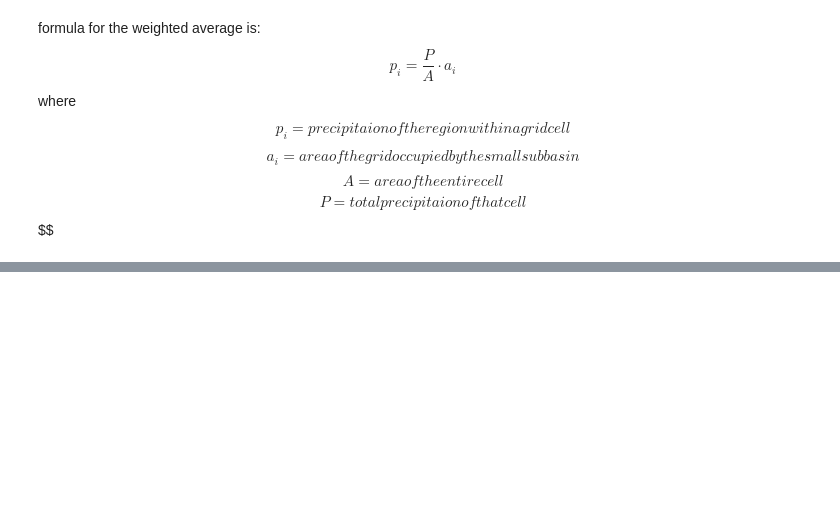
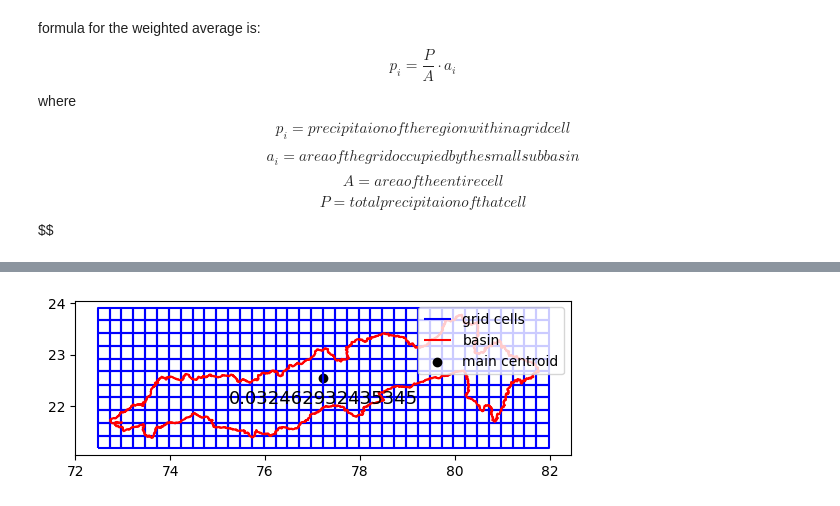
Before and after one commit to sonjaove/ML-hands-on, a Jupyter notebook: crop_the_data (1).ipynb, the cells around one changed output, grey strips where cells are left out. Cells and saved outputs as stored; diff of their text form; code cells hidden in the pictures; blank space fills up the shorter version.

```diff
--- a/crop_the_data (1).ipynb
+++ b/crop_the_data (1).ipynb
@@ -310,0 +510,18 @@ for i in grid_cell:
+# %%
+# for 2005
+fig, ax = plt.subplots()
+# Plot grid cells boundary
+grid_gdf.boundary.plot(ax=ax, color='blue', label='grid cells')
+# Plot basin boundary
+gdf.boundary.plot(ax=ax, color='red', label='basin')
+# Plot main centroid
+ax.scatter(main_centorid_lon, main_centorid_lat, color='black', label='main centroid')
+# Add label or annotation for the main centroid point
+main_centroid_value=weighted_avg['2005']
+text_offset = 0.5
+ax.text(main_centorid_lon, main_centorid_lat-text_offset, f'{main_centroid_value}', color='black', fontsize=13, ha='center')
+
+plt.legend()
+plt.show()
+# %% [output]
+[figure, added]
```
Also changed, not shown: parts of 36 cells of this notebook.
